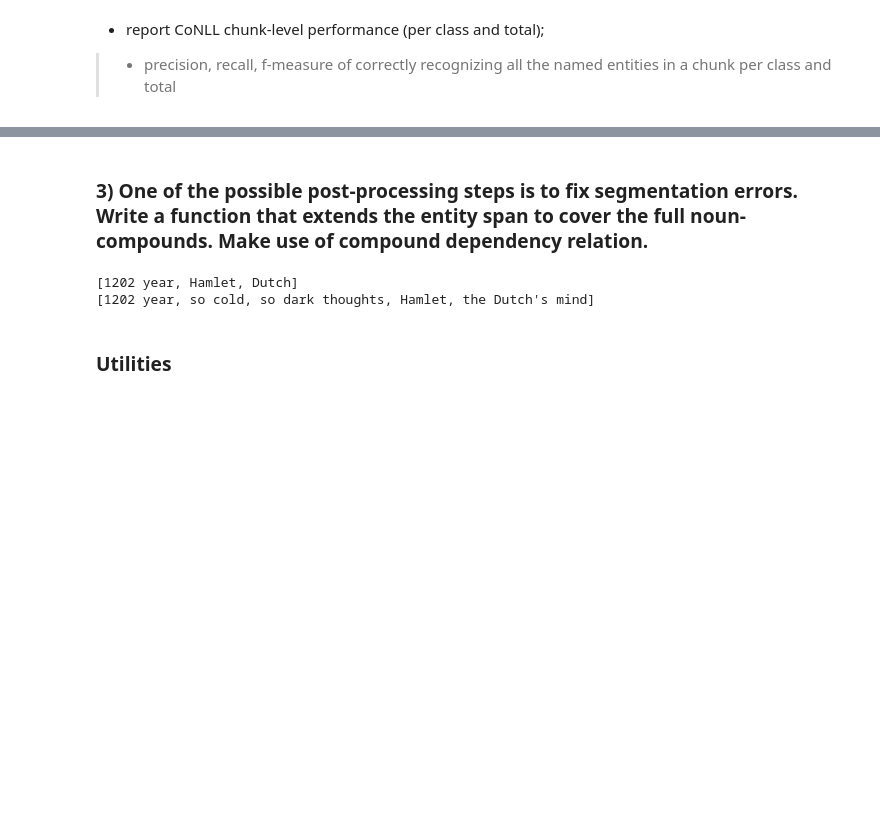
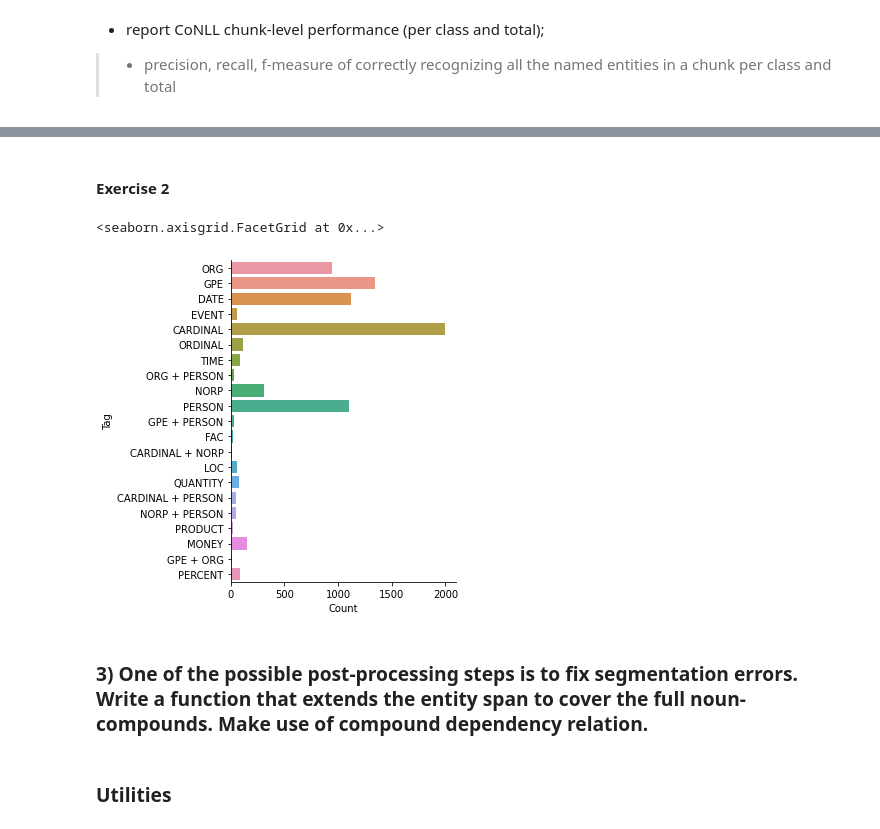
Before and after one commit to adefgreen98/NLU2021-Assignment2, a Jupyter notebook: code/Assignment2.ipynb, the cells around one changed output, grey strips where cells are left out. Saved outputs shown, nothing was run; the diff lists cells and outputs as text; code cells hidden in the pictures; blank space fills up the shorter version.

Commit message:
Structural updates & ex.2 histogram

```diff
--- a/code/Assignment2.ipynb
+++ b/code/Assignment2.ipynb
@@ -385,0 +379,25 @@ The lanky former Leeds United defender did not make his England debut until the
+# %% [markdown]
+#### **Exercise 2**
+# %%
+import seaborn as sn
+
+def get_unique_label(group:list):
+    group.sort()
+    return " + ".join(group)
+
+
+counts = {}
+
+for sent in results_ex2:
+    for group in sent:
+        lb = get_unique_label(group)
+        try: counts[lb] += 1
+        except KeyError: counts[lb] = 1
+
+threshold = 15
+counts = {k: v for k,v in counts.items() if v > threshold}
+counts = pd.DataFrame.from_records([{'Tag': k, 'Count': v} for k,v in counts.items()])
+sn.catplot(data=counts, y='Tag', x='Count', kind='bar')
+# %% [output]
+<seaborn.axisgrid.FacetGrid at 0x...>
+[figure, added]
@@ -386,13 +420,2 @@ The lanky former Leeds United defender did not make his England debut until the
 # %% [markdown]
 ### 3) One of the possible post-processing steps is to fix segmentation errors. Write a function that extends the entity span to cover the full noun-compounds. Make use of compound dependency relation.
-# %%
-s = "In 1202 year , so cold, so dark thoughts passed through Hamlet the Dutch's mind  ."
-doc = nlp(s)
-ents = list(doc.ents)
-noun_chunks = list(doc.noun_chunks)
-
-print(ents)
-print(noun_chunks)
-# %% [output]
-[1202 year, Hamlet, Dutch]
-[1202 year, so cold, so dark thoughts, Hamlet, the Dutch's mind]
```
Also changed, not shown: parts of 17 cells of this notebook.
